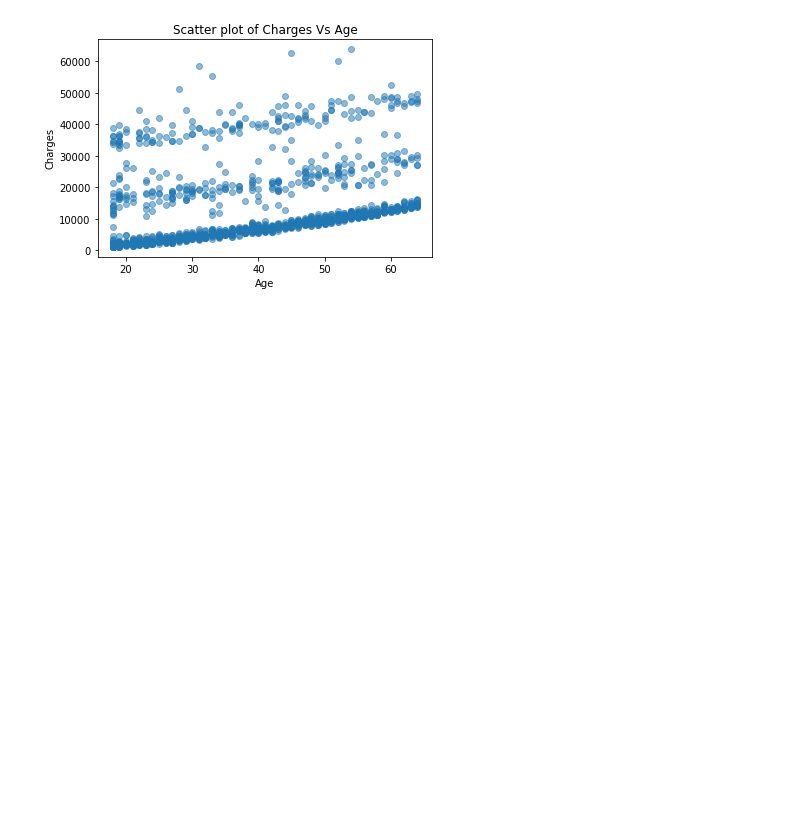
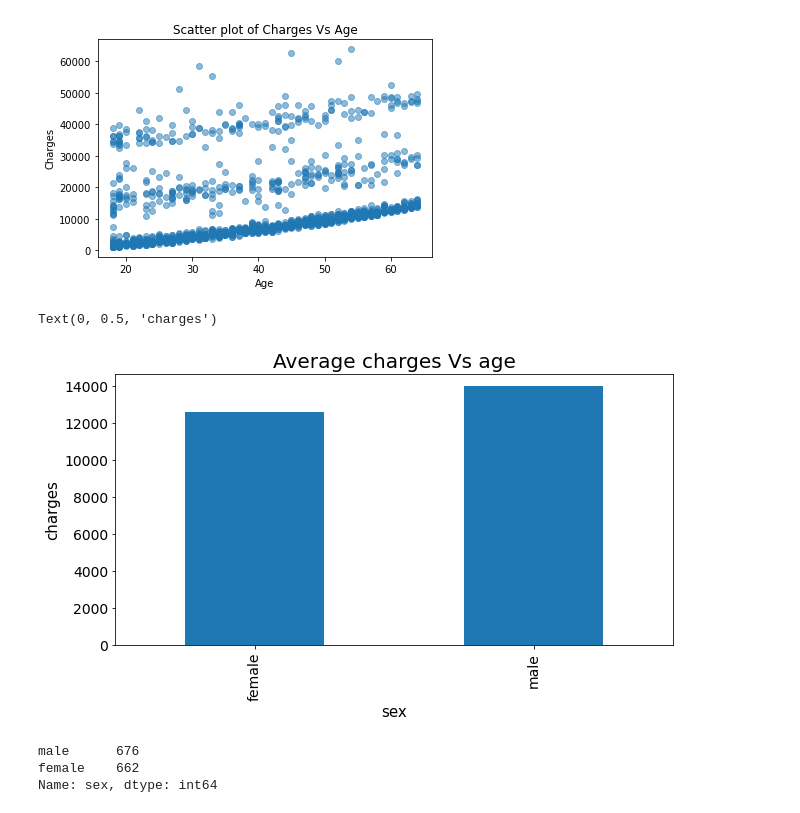
Before and after one commit to Year4-S1/ML_Assignment2_IT19135830_IT19190808_IT19136134_IT19146652, a Jupyter notebook: medical_charges_analysis_note_books/preprocessing.ipynb, the cells around one changed output. Saved outputs shown, nothing was run; the diff lists cells and outputs as text; code cells hidden in the pictures; blank space fills up the shorter version.

Commit message:
implementing the histogram for age vs profit

```diff
--- a/medical_charges_analysis_note_books/preprocessing.ipynb
+++ b/medical_charges_analysis_note_books/preprocessing.ipynb
@@ -67,3 +86,21 @@ plt.ylabel("Charges")
 plt.show()
 # %% [output]
 [figure]
+# %%
+ax = dataset.groupby(['sex'])['charges'].mean().plot.bar(
+    figsize = (10,5),
+    fontsize = 14
+)
+ax.set_title("Average charges Vs age", fontsize = 20)
+
+ax.set_xlabel("sex", fontsize = 15)
+ax.set_ylabel("charges", fontsize = 15)
+# %% [output]
+Text(0, 0.5, 'charges')
+[figure, added]
+# %%
+dataset.sex.value_counts()
+# %% [output]
+male      676
+female    662
+Name: sex, dtype: int64
```
Also changed, not shown: parts of 4 cells of this notebook.
